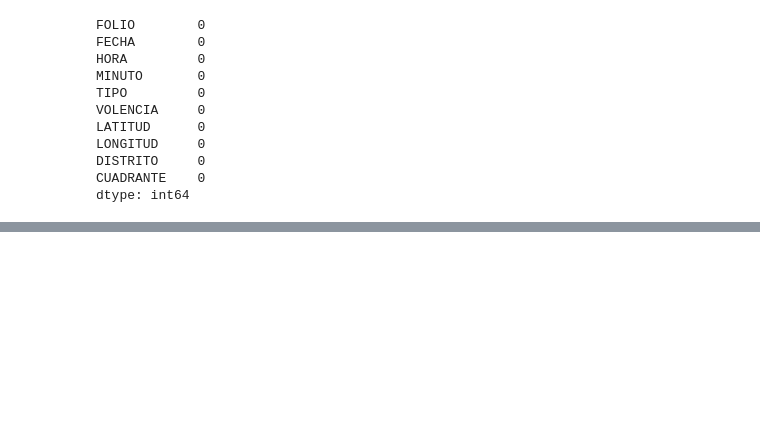
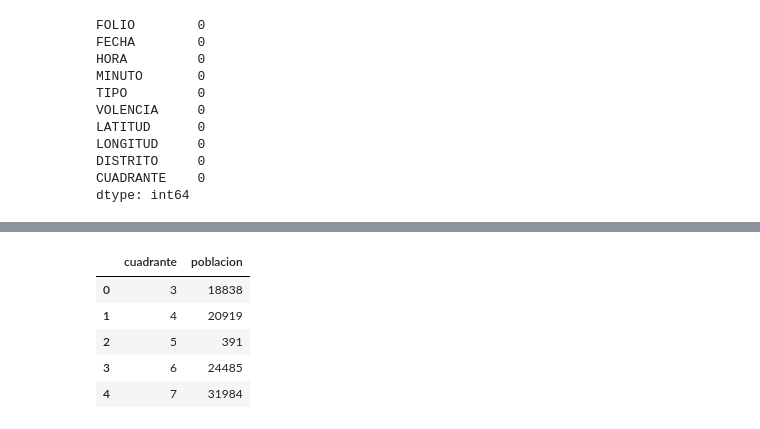
Before and after one commit to CLA-TI3001C-AD2025-G100/A01563230-EDA, a Jupyter notebook: FICOSEC.ipynb, the cells around one changed output, grey strips where cells are left out. Drawn from its saved outputs; the diff is of its cells as text; code cells hidden in the pictures; blank space fills up the shorter version.

```diff
--- a/FICOSEC.ipynb
+++ b/FICOSEC.ipynb
@@ -67,0 +241,11 @@ cuadrante_counts.head()
+# %%
+# leer data/poblacion cuadrantes.xlsx
+poblacion_cuadrantes = pd.read_excel("data/poblacion cuadrantes.xlsx")
+poblacion_cuadrantes.head()
+# %% [output]
+|  | cuadrante | poblacion |
+| 0 | 3 | 18838 |
+| 1 | 4 | 20919 |
+| 2 | 5 | 391 |
+| 3 | 6 | 24485 |
+| 4 | 7 | 31984 |
```
Also changed, not shown: parts of 79 cells of this notebook, 5 other files.
